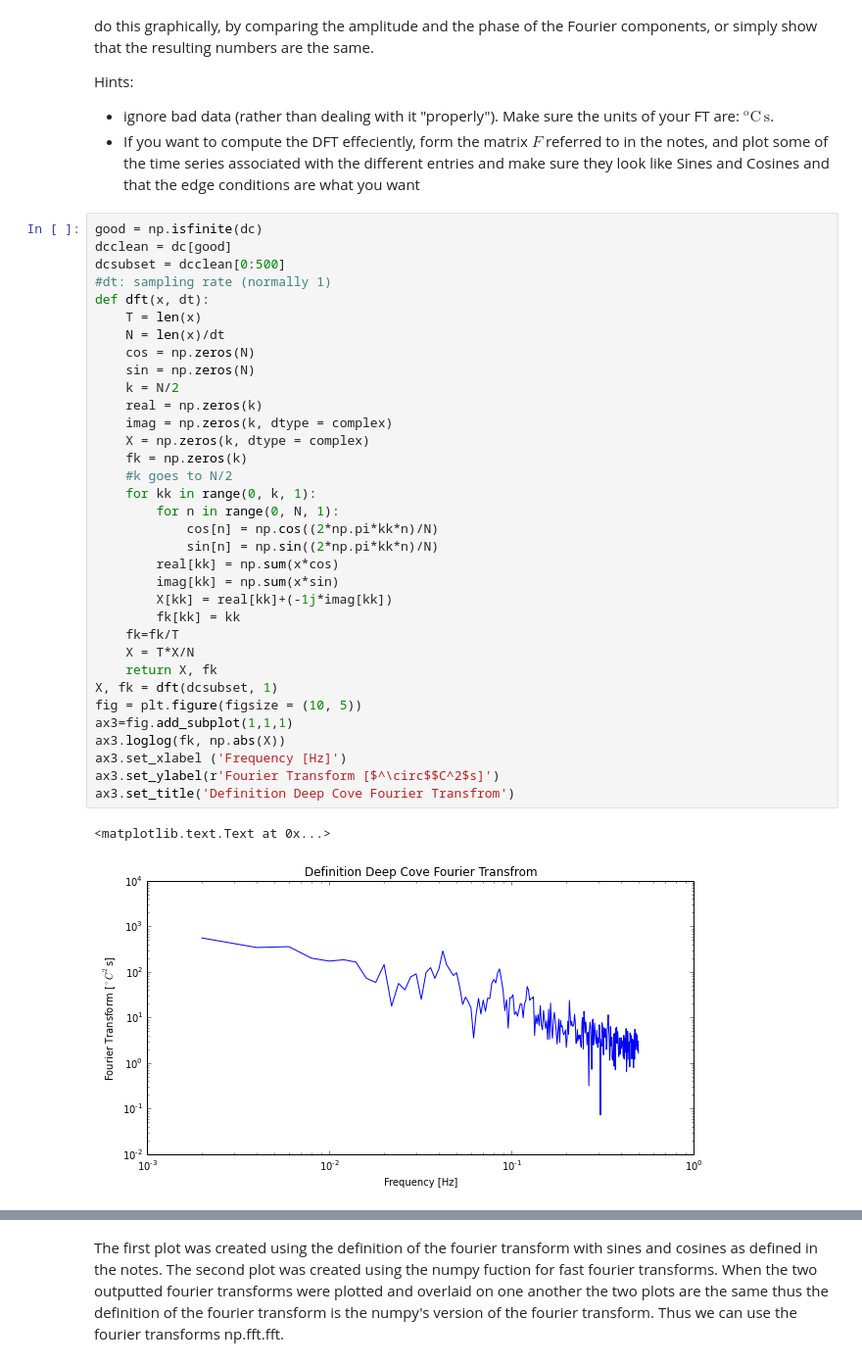
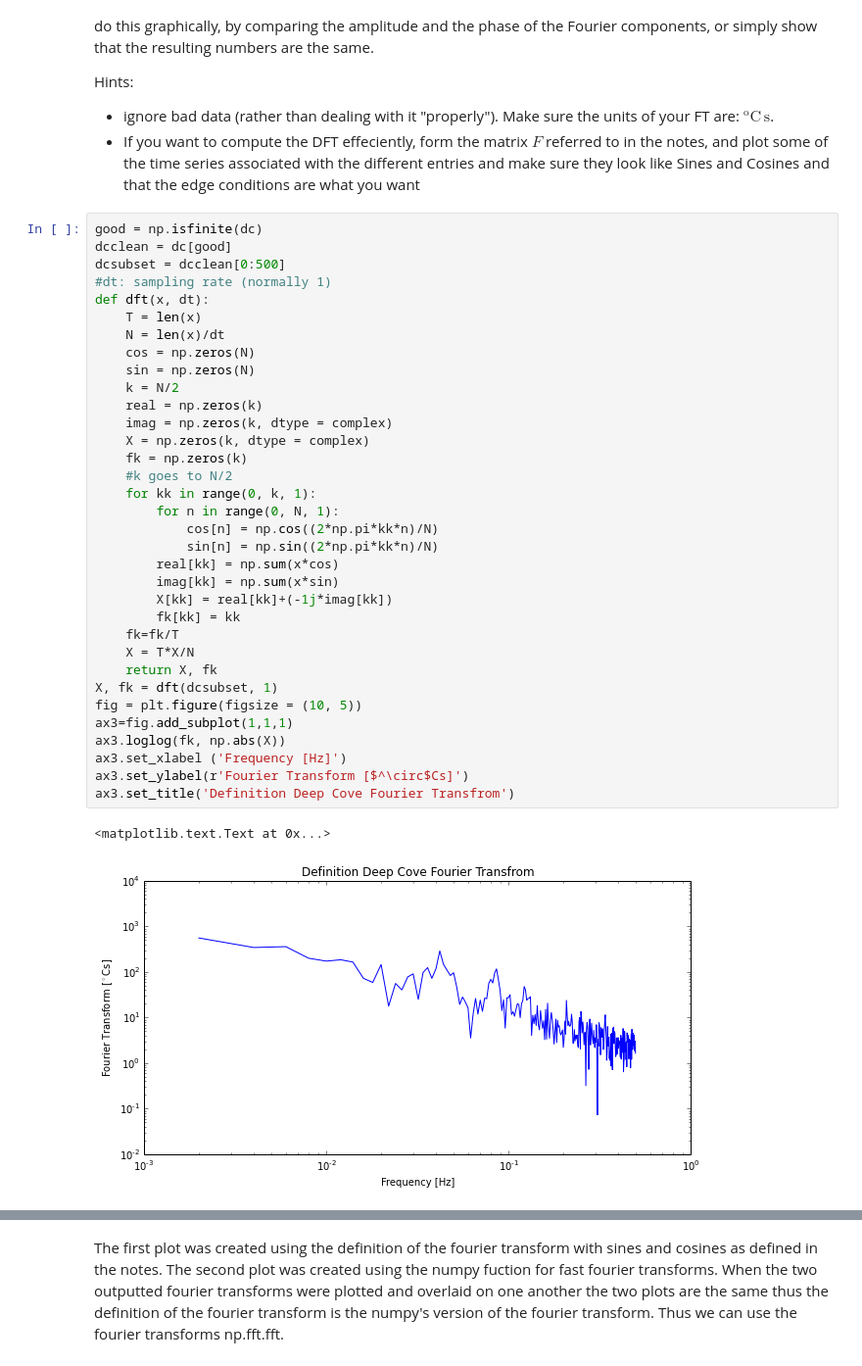
Before and after one commit to spalmer91/Phys411Assignments, a Jupyter notebook: Assignment-04 Samantha Palmer Complete.ipynb, the cells around one changed output, grey strips where cells are left out. Shown: that part at 98% size. Saved outputs shown, nothing was run; the diff lists cells and outputs as text.

```diff
--- a/Assignment-04 Samantha Palmer Complete.ipynb
+++ b/Assignment-04 Samantha Palmer Complete.ipynb
@@ -38,35 +38,35 @@ dcsubset = dcclean[0:500]
 def dft(x, dt):
     T = len(x)
     N = len(x)/dt
     cos = np.zeros(N)
     sin = np.zeros(N)
     k = N/2
     real = np.zeros(k)
     imag = np.zeros(k, dtype = complex)
     X = np.zeros(k, dtype = complex)
     fk = np.zeros(k)
     #k goes to N/2
     for kk in range(0, k, 1):
         for n in range(0, N, 1):
             cos[n] = np.cos((2*np.pi*kk*n)/N)
             sin[n] = np.sin((2*np.pi*kk*n)/N)
         real[kk] = np.sum(x*cos)
         imag[kk] = np.sum(x*sin)
         X[kk] = real[kk]+(-1j*imag[kk])
         fk[kk] = kk
     fk=fk/T
     X = T*X/N
     return X, fk
 X, fk = dft(dcsubset, 1)
 fig = plt.figure(figsize = (10, 5))
 ax3=fig.add_subplot(1,1,1)
 ax3.loglog(fk, np.abs(X))
 ax3.set_xlabel ('Frequency [Hz]')
-ax3.set_ylabel(r'Fourier Transform [$^\circ$$C^2$s]')
+ax3.set_ylabel(r'Fourier Transform [$^\circ$Cs]')
 ax3.set_title('Definition Deep Cove Fourier Transfrom')
 # %% [output]
 <matplotlib.text.Text at 0x...>
-[figure, old version]
+[figure, new version]
 # %%
 DCX = np.fft.fft(dcsubset)
 fdcx = np.fft.fftfreq(len(dcsubset))
```
Also changed, not shown: parts of 1 cell of this notebook.
